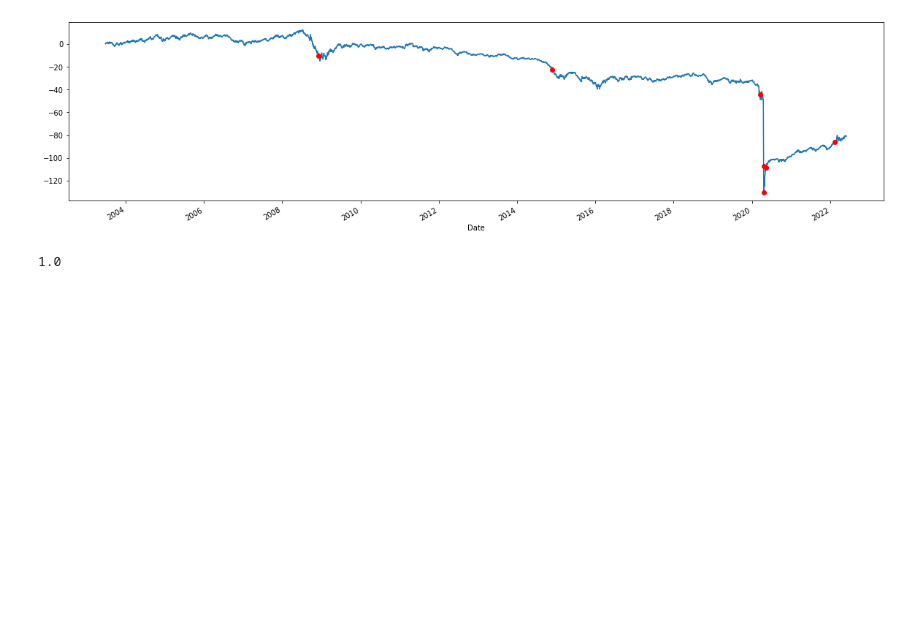
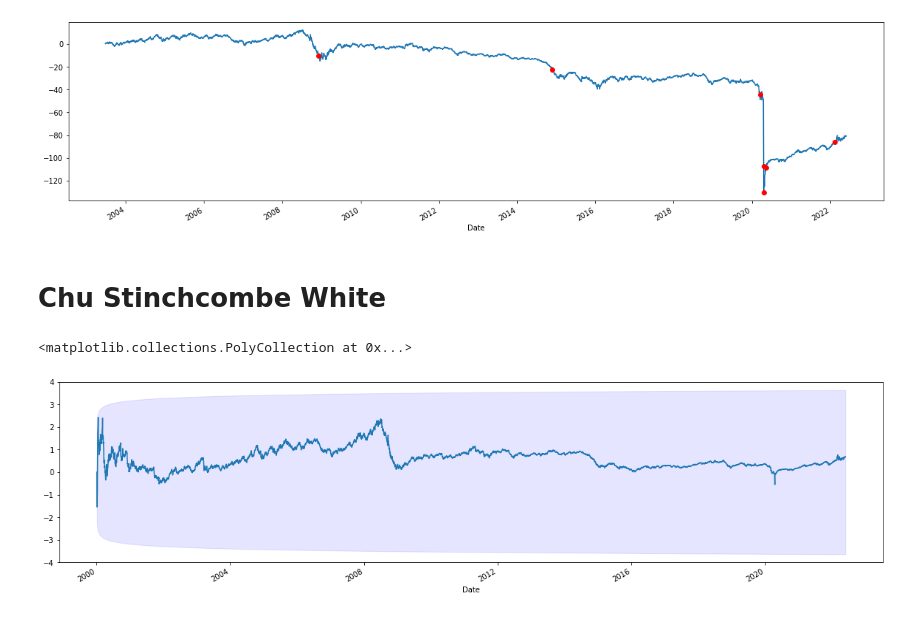
Before and after one commit to maxgao18/AFML, a Jupyter notebook: 17.1.ipynb, the cells around one changed output. Cells and saved outputs as stored; diff of their text form; code cells hidden in the pictures; blank space fills up the shorter version.

```diff
--- a/17.1.ipynb
+++ b/17.1.ipynb
@@ -69,7 +68,26 @@ cumsum.plot()
 # %% [output]
 <AxesSubplot:xlabel='Date'>
 [figure]
-# %%
-bde_residuals.std()
-# %% [output]
-1.0
+# %% [markdown]
+# Chu Stinchcombe White
+# %%
+series = data["CL"]
+start_index = np.datetime64("2000-01-01")
+
+csw_departure = signals.chu_stinchcombe_white_departure(series, start_index=start_index)
+csw_departure.plot()
+
+csw_critical_value = signals.chu_stinchcombe_white_critical_value(
+    series, start_index=start_index
+)
+plt.fill_between(
+    csw_critical_value.index,
+    csw_critical_value,
+    -csw_critical_value,
+    interpolate=True,
+    color="blue",
+    alpha=0.1,
+)
+# %% [output]
+<matplotlib.collections.PolyCollection at 0x...>
+[figure, added]
```
Also changed, not shown: parts of 2 cells of this notebook, 1 other file.
